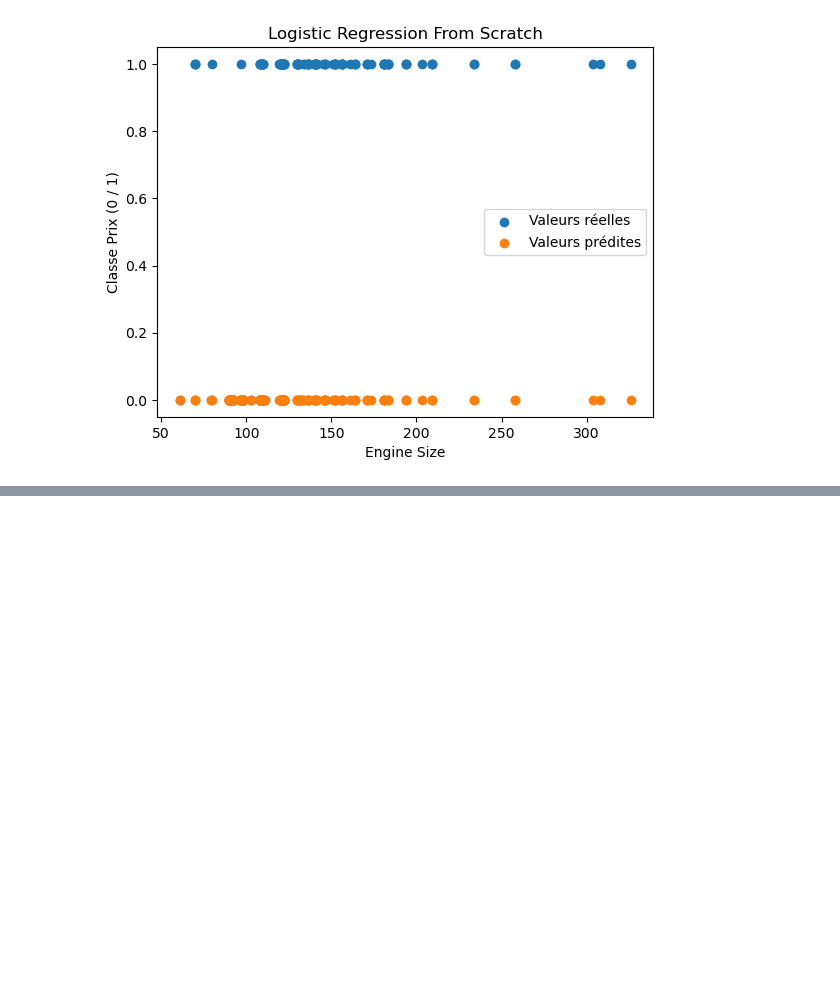
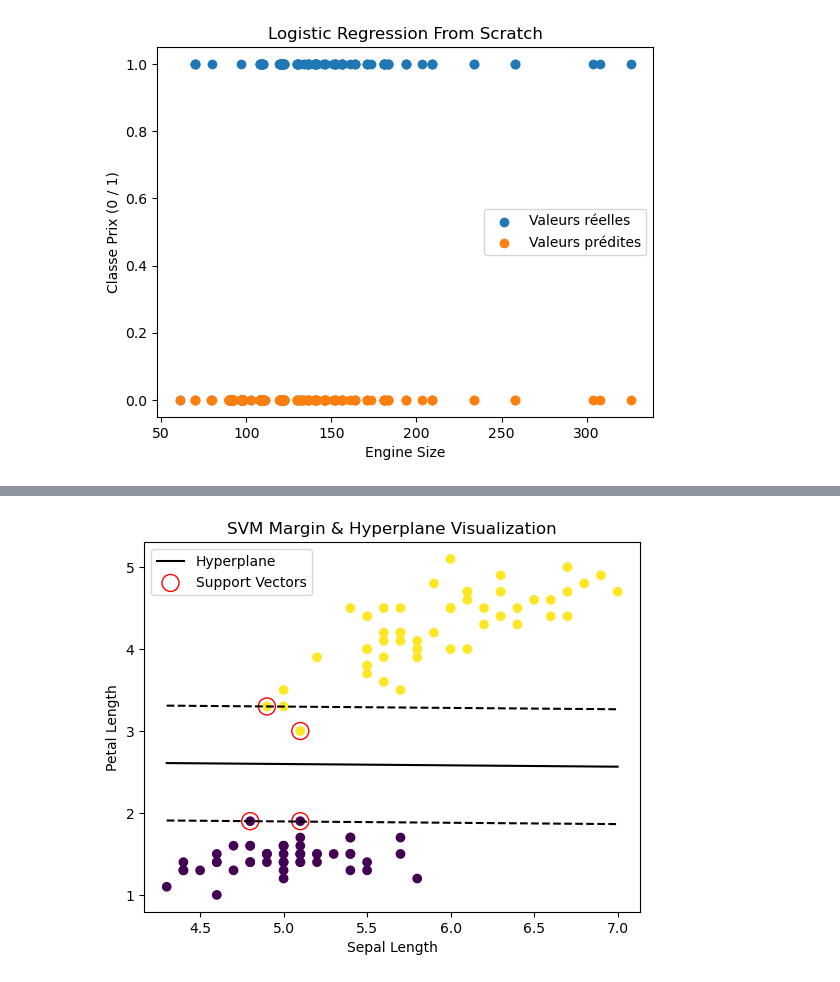
Before and after one commit to MasterGLCC/machine-learning-adam911-uff, a Jupyter notebook: used_car_regr/Untitled.ipynb, the cells around one changed output, grey strips where cells are left out. Saved outputs shown, nothing was run; the diff lists cells and outputs as text; code cells hidden in the pictures; blank space fills up the shorter version.

```diff
--- a/used_car_regr/Untitled.ipynb
+++ b/used_car_regr/Untitled.ipynb
@@ -534,0 +593,75 @@ Bias (b0): -0.4935695965672512
+# %%
+from sklearn.svm import SVC
+from sklearn.preprocessing import LabelEncoder
+import matplotlib.pyplot as plt
+import numpy as np
+
+# -----------------------------
+# garder seulement 2 classes
+# -----------------------------
+df_binary = df[df['Species'] != 'Iris-virginica']
+
+# features (2D pour visualiser)
+X = df_binary[['SepalLengthCm','PetalLengthCm']]
+
+# encoder labels
+encoder = LabelEncoder()
+y = encoder.fit_transform(df_binary['Species'])
+
+# -----------------------------
+# modèle SVM
+# -----------------------------
+svm = SVC(kernel='linear')
+svm.fit(X, y)
+
+# -----------------------------
+# afficher points
+# -----------------------------
+plt.scatter(X.iloc[:,0], X.iloc[:,1], c=y)
+
+# -----------------------------
+# récupérer hyperplan
+# -----------------------------
+w = svm.coef_[0]
+b = svm.intercept_[0]
+
+# équation : w1*x + w2*y + b = 0
+x_points = np.linspace(X.iloc[:,0].min(),
+                       X.iloc[:,0].max())
+
+# ligne centrale
+y_points = -(w[0]/w[1])*x_points - b/w[1]
+
+plt.plot(x_points, y_points, 'k-', label="Hyperplane")
+
+# -----------------------------
+# marges
+# -----------------------------
+margin = 1 / np.sqrt(np.sum(w**2))
+
+y_margin_up = y_points + margin
+y_margin_down = y_points - margin
+
+plt.plot(x_points, y_margin_up, 'k--')
+plt.plot(x_points, y_margin_down, 'k--')
+
+# -----------------------------
+# support vectors
+# -----------------------------
+plt.scatter(
+    svm.support_vectors_[:,0],
+    svm.support_vectors_[:,1],
+    s=150,
+    facecolors='none',
+    edgecolors='red',
+    label="Support Vectors"
+)
+
+plt.xlabel("Sepal Length")
+plt.ylabel("Petal Length")
+plt.title("SVM Margin & Hyperplane Visualization")
+plt.legend()
+
+plt.show()
+# %% [output]
+[figure, added]
```
Also changed, not shown: parts of 6 cells of this notebook, 1 other file.
